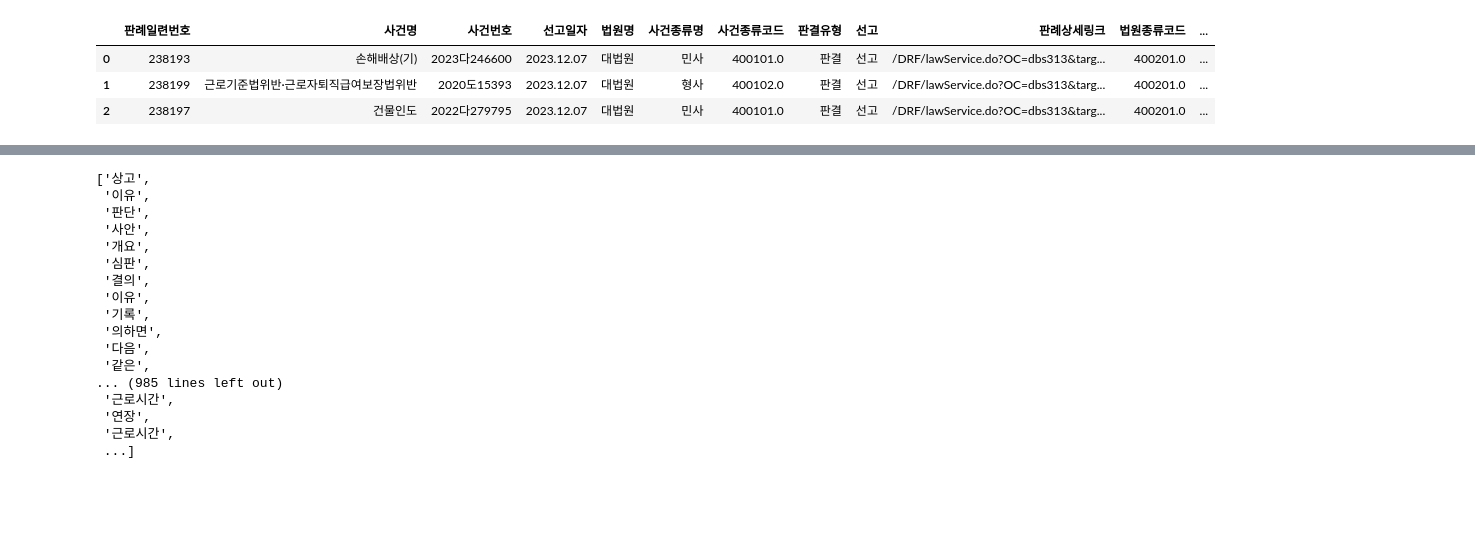
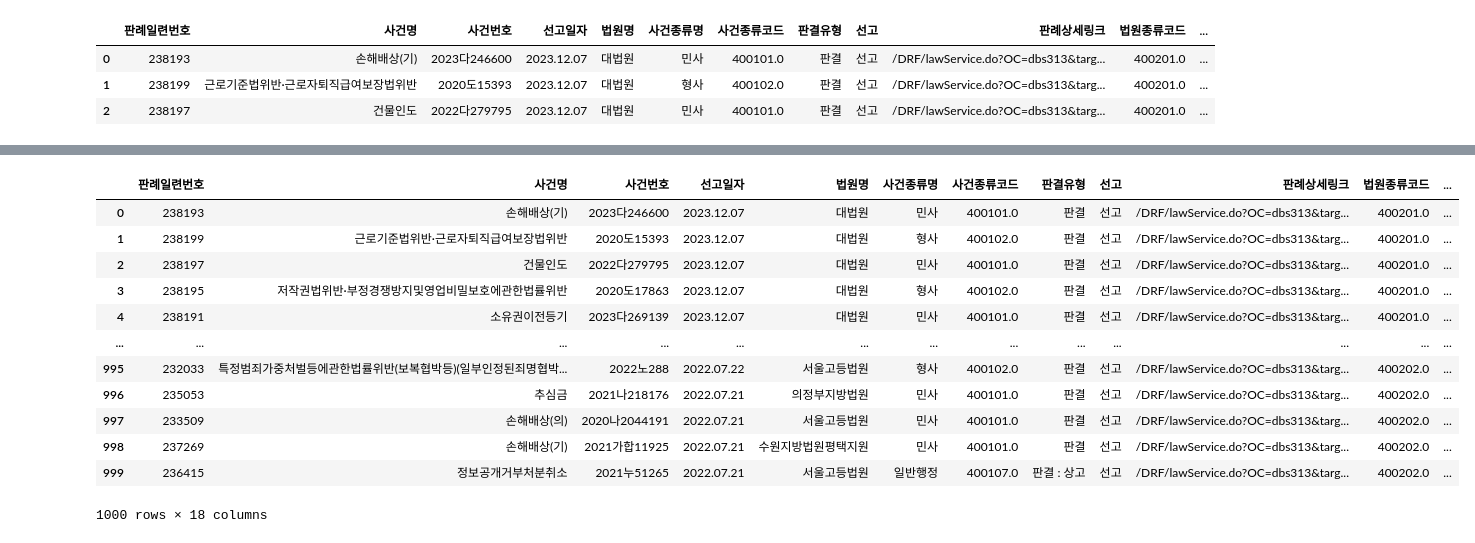
Before and after one commit to CJW5361/SESAC_AI_Open_Source, a Jupyter notebook: 데이터사이언스/2024.02.07/02-07.ipynb, the cells around one changed output, grey strips where cells are left out. Drawn from its saved outputs; the diff is of its cells as text; code cells hidden in the pictures; blank space fills up the shorter version.

```diff
--- a/데이터사이언스/2024.02.07/02-07.ipynb
+++ b/데이터사이언스/2024.02.07/02-07.ipynb
@@ -394,20 +377,0 @@ tag
-# %%
-temp_list
-# %% [output]
-['상고',
- '이유',
- '판단',
- '사안',
- '개요',
- '심판',
- '결의',
- '이유',
- '기록',
- '의하면',
- '다음',
- '같은',
-... (985 lines left out)
- '근로시간',
- '연장',
- '근로시간',
- ...]
@@ -424,0 +380,17 @@ print(df)
+# %%
+df=pd.read_csv("ass.csv")
+df
+# %% [output]
+|  | 판례일련번호 | 사건명 | 사건번호 | 선고일자 | 법원명 | 사건종류명 | 사건종류코드 | 판결유형 | 선고 | 판례상세링크 | 법원종류코드 | ... |
+| 0 | 238193 | 손해배상(기) | 2023다246600 | 2023.12.07 | 대법원 | 민사 | 400101.0 | 판결 | 선고 | /DRF/lawService.do?OC=dbs313&targ... | 400201.0 | ... |
+| 1 | 238199 | 근로기준법위반·근로자퇴직급여보장법위반 | 2020도15393 | 2023.12.07 | 대법원 | 형사 | 400102.0 | 판결 | 선고 | /DRF/lawService.do?OC=dbs313&targ... | 400201.0 | ... |
+| 2 | 238197 | 건물인도 | 2022다279795 | 2023.12.07 | 대법원 | 민사 | 400101.0 | 판결 | 선고 | /DRF/lawService.do?OC=dbs313&targ... | 400201.0 | ... |
+| 3 | 238195 | 저작권법위반·부정경쟁방지및영업비밀보호에관한법률위반 | 2020도17863 | 2023.12.07 | 대법원 | 형사 | 400102.0 | 판결 | 선고 | /DRF/lawService.do?OC=dbs313&targ... | 400201.0 | ... |
+| 4 | 238191 | 소유권이전등기 | 2023다269139 | 2023.12.07 | 대법원 | 민사 | 400101.0 | 판결 | 선고 | /DRF/lawService.do?OC=dbs313&targ... | 400201.0 | ... |
+| ... | ... | ... | ... | ... | ... | ... | ... | ... | ... | ... | ... | ... |
+| 995 | 232033 | 특정범죄가중처벌등에관한법률위반(보복협박등)(일부인정된죄명협박... | 2022노288 | 2022.07.22 | 서울고등법원 | 형사 | 400102.0 | 판결 | 선고 | /DRF/lawService.do?OC=dbs313&targ... | 400202.0 | ... |
+| 996 | 235053 | 추심금 | 2021나218176 | 2022.07.21 | 의정부지방법원 | 민사 | 400101.0 | 판결 | 선고 | /DRF/lawService.do?OC=dbs313&targ... | 400202.0 | ... |
+| 997 | 233509 | 손해배상(의) | 2020나2044191 | 2022.07.21 | 서울고등법원 | 민사 | 400101.0 | 판결 | 선고 | /DRF/lawService.do?OC=dbs313&targ... | 400202.0 | ... |
+| 998 | 237269 | 손해배상(기) | 2021가합11925 | 2022.07.21 | 수원지방법원평택지원 | 민사 | 400101.0 | 판결 | 선고 | /DRF/lawService.do?OC=dbs313&targ... | 400202.0 | ... |
+| 999 | 236415 | 정보공개거부처분취소 | 2021누51265 | 2022.07.21 | 서울고등법원 | 일반행정 | 400107.0 | 판결 : 상고 | 선고 | /DRF/lawService.do?OC=dbs313&targ... | 400202.0 | ... |
+1000 rows × 18 columns
```
Also changed, not shown: parts of 18 cells of this notebook, 3 other files.
